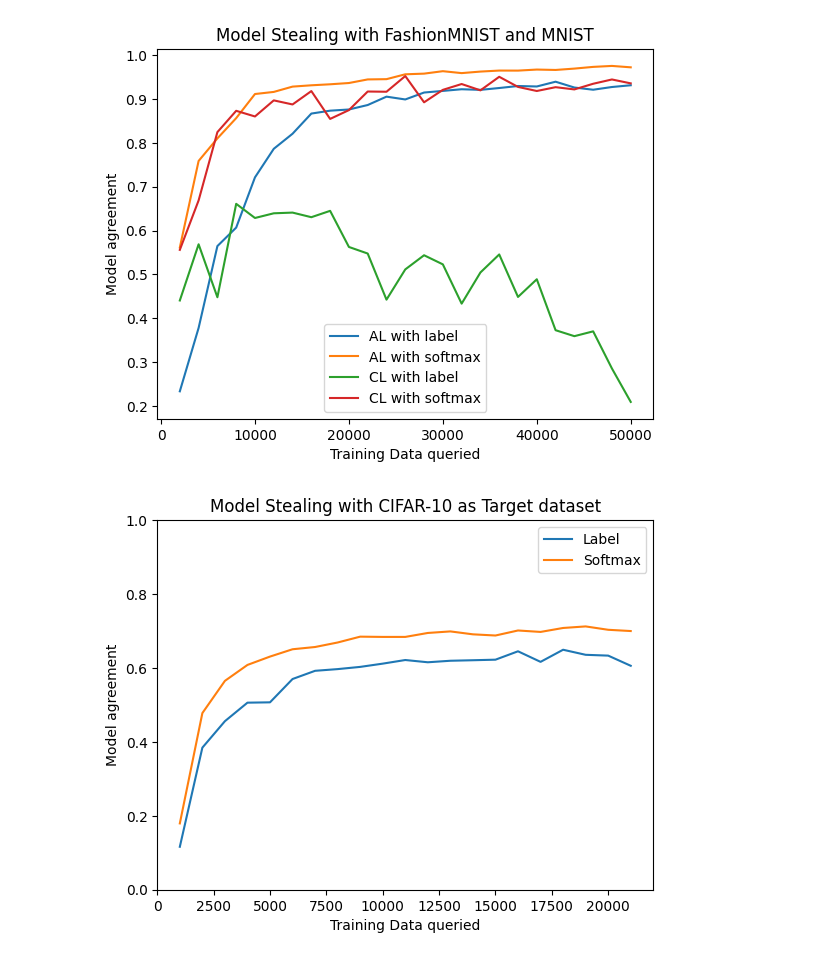
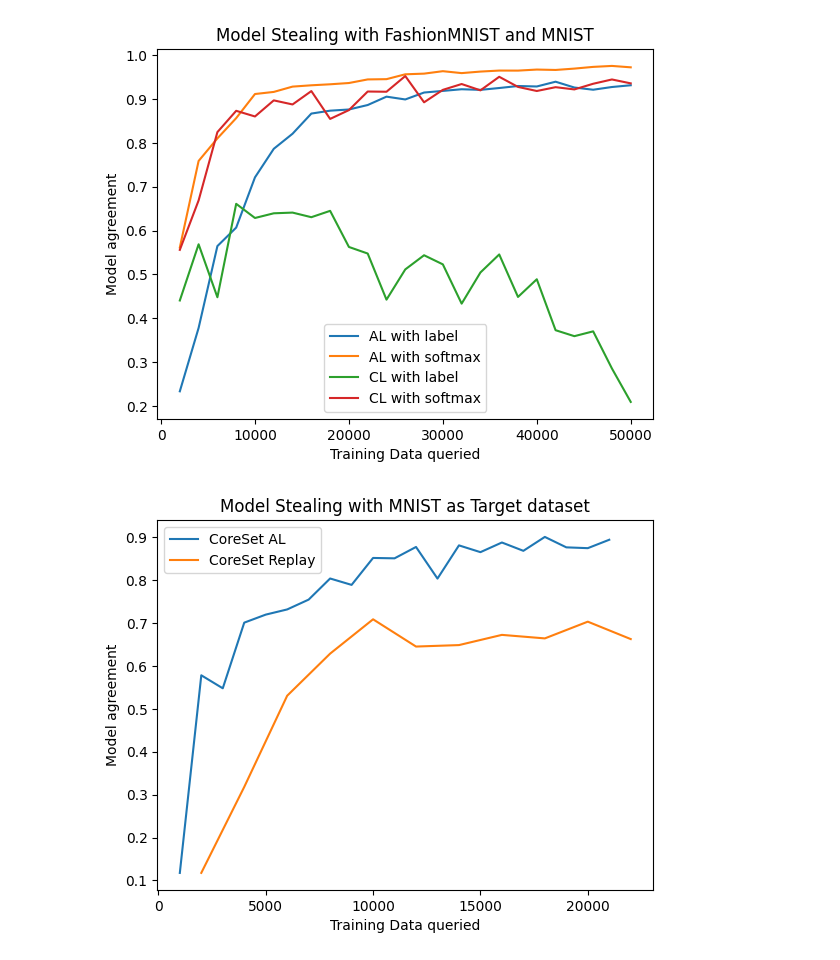
Before and after one commit to FelixMoeller3/calms, a Jupyter notebook: src/evaluation/eval_model_stealing.ipynb, the cells around one changed output. Drawn from its saved outputs; the diff is of its cells as text; code cells hidden in the pictures.

Commit message:
Continue eval with replay strategy

```diff
--- a/src/evaluation/eval_model_stealing.ipynb
+++ b/src/evaluation/eval_model_stealing.ipynb
@@ -1075,28 +1075,32 @@ plt.show()
 # %%
 # Using SmallImageNet
 TinyImagenet_MNIST = [0.0896, 0.0899, 0.1881, 0.1883, 0.1807, 0.2223, 0.1995, 0.2054, 0.1955, 0.1861, 0.1891]
 SmallImageNet_MNIST = [0.0916, 0.2697, 0.6, 0.6311, 0.6752, 0.632, 0.6404, 0.6483, 0.7172, 0.7715, 0.7986]
 
 # Continual Active Learning vs Active Learning
 Active_Learning = [0.3732, 0.4098, 0.3179, 0.385, 0.4194, 0.3994, 0.5971, 0.5807, 0.6497, 0.6073, 0.7102]
 Continual_Learning = [0.3629, 0.1628, 0.4284, 0.414, 0.3587, 0.3199, 0.3278, 0.3443, 0.1241, 0.1609, 0.2741]
 
 with_label = [0.0899, 0.1575, 0.307, 0.5215, 0.5436, 0.6733, 0.6937, 0.6597, 0.7378, 0.7154, 0.748, 0.7289, 0.7866, 0.7411, 0.7756, 0.7851, 0.8023, 0.8198, 0.8031, 0.8172, 0.7908]
 with_softmax = [0.216, 0.5649, 0.6788, 0.7626, 0.8363, 0.7876, 0.8315, 0.8673, 0.8762, 0.8864, 0.8849, 0.899, 0.8894, 0.9061, 0.89, 0.9034, 0.9094, 0.9142, 0.8937, 0.9205, 0.9067]
 
 cifar_10_label = [0.1162, 0.3844, 0.456, 0.5061, 0.507, 0.5701, 0.5923, 0.5969, 0.6029, 0.6117, 0.6215, 0.6154, 0.6195, 0.6209, 0.6224, 0.6451, 0.6165, 0.6493, 0.6356, 0.6334, 0.6059]
 cifar_10_softmax = [0.1794, 0.4779, 0.5651, 0.6082, 0.6308, 0.6506, 0.6567, 0.6689, 0.6847, 0.684, 0.684, 0.6947, 0.6989, 0.691, 0.6878, 0.7014, 0.6975, 0.7082, 0.7124, 0.7033, 0.6999]
+
+mnist_coreset_replay = [0.1176, 0.3179, 0.5305, 0.6286, 0.7086, 0.6451, 0.6485, 0.6723, 0.6641, 0.7031, 0.6625]
+mnist_coreset_al = [0.1175, 0.5781, 0.5478, 0.7008, 0.7195, 0.7316, 0.7545, 0.8037, 0.7888, 0.8516, 0.8507, 0.8772, 0.8035, 0.8809, 0.8651, 0.8876, 0.8682, 0.9006, 0.8763, 0.8744, 0.894]
+
 x = [(i+1)*1000 for i in range(21)]
-x2 = [(i+1)*4000 for i in range(12)] + [50000]
-plt.plot(x,cifar_10_label,label="Label")
-plt.plot(x,cifar_10_softmax,label="Softmax")
+x2 = [(i+1)*2000 for i in range(11)]
+plt.plot(x,mnist_coreset_al,label="CoreSet AL")
+plt.plot(x2,mnist_coreset_replay,label="CoreSet Replay")
 #plt.plot(x,Resnet_Fmnist_TestConv_mnist_agreement,label="CL with label")
 #plt.plot(x,Resnet_Fmnist_TestConv_mnist_softmax_agreement,label="CL with softmax")
-plt.title("Model Stealing with CIFAR-10 as Target dataset")
+plt.title("Model Stealing with MNIST as Target dataset")
 plt.xlabel("Training Data queried")
 plt.ylabel("Model agreement")
 #plt.ylim(0.0,1.0)
 plt.legend()
 plt.show()
 # %% [output]
-[figure, old version]
+[figure, new version]
```
